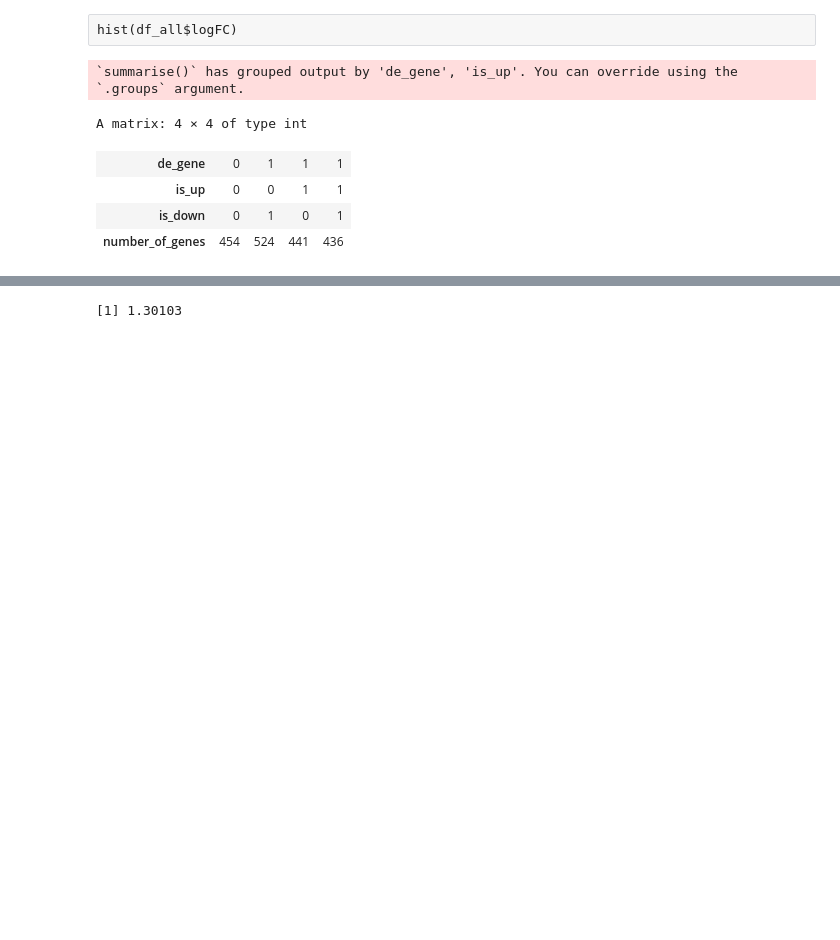
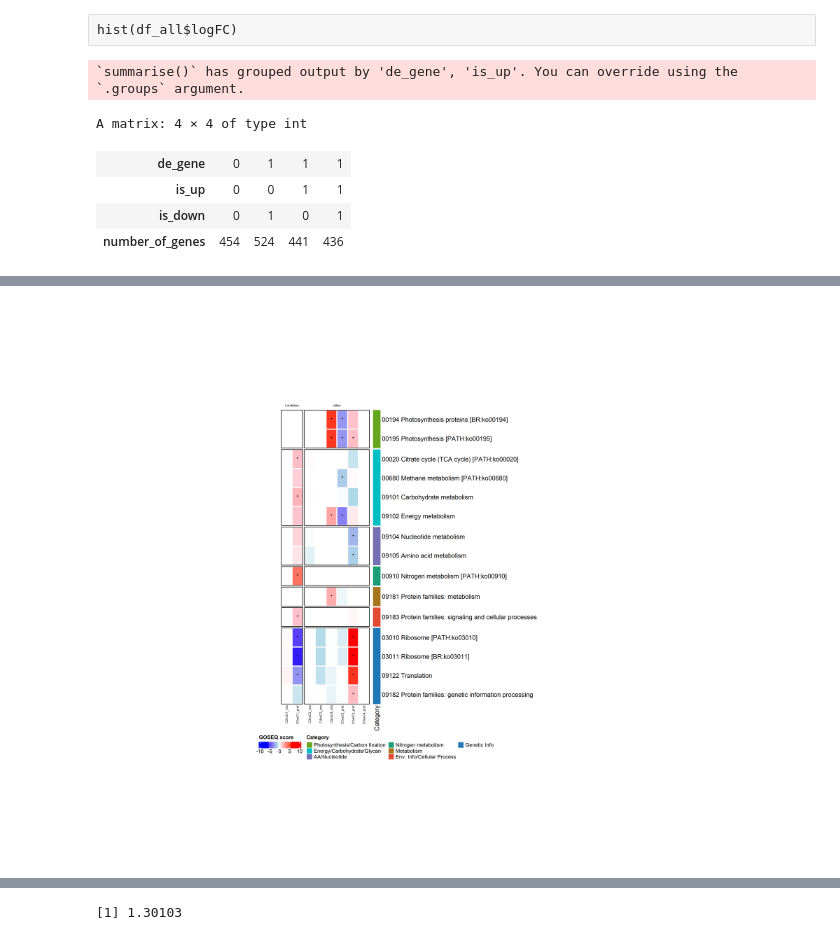
Before and after one commit to wosnat/CC1A3, a Jupyter notebook: Enrichment/CC1A3 MED4 heatmaps Enrichment .ipynb, the cells around one changed output, grey strips where cells are left out. Saved outputs shown, nothing was run; the diff lists cells and outputs as text; code cells hidden in the pictures; blank space fills up the shorter version.

```diff
--- a/Enrichment/CC1A3 MED4 heatmaps Enrichment .ipynb
+++ b/Enrichment/CC1A3 MED4 heatmaps Enrichment .ipynb
@@ -229,0 +515,38 @@ A matrix: 4 × 4 of type int
+# %%
+dput(sort(unique(goseq_res$contrast)))
+contrast_list = c( "LATEvsC1_prot", #"LATEvsC2_prot",
+"P2vsP1_prot",  #"LATEvsP1_prot",
+"LATEvsP2_prot", #"LATEvsP1_rna",
+                  "LATEvsP2_rna", "LATEvsC1_rna", "LATEvsP1_prot",
+#"LATEvsC2_rna",
+                  "P2vsP1_rna" )
+
+contrast_list_survival = c(
+    "LATEvsC1_prot", #"LATEvsC2_prot",
+    "LATEvsC1_rna",
+"P2vsP1_prot",  #"LATEvsP1_prot",
+                  "P2vsP1_rna"
+ #"LATEvsP1_rna",
+                  #"LATEvsP2_rna",
+#"LATEvsC2_rna",
+)
+contrast_list_death = c(
+
+"P2vsP1_prot",  "LATEvsP1_prot",
+                  "P2vsP1_rna" ,
+"LATEvsP2_prot"
+)
+
+contrast_list_coculture = c(
+    "C2vsC1_prot" ,
+    "C2vsC1_rna" ,
+    "C3vsC2_prot",
+    "C3vsC2_rna" ,
+    "C4vsC3_prot",
+    "C4vsC3_rna" ,
+    "C5vsC4_prot",
+    "C5vsC4_rna"
+    )
+
+comparison_order_survival = c("Death\nvs growth", "Survival\nvs growth")
+comparison_order_death = c("Death\nvs growth", "Decompsing\nvs death", "Decompsing\nvs growth" )
@@ -229,0 +596,4 @@ A matrix: 4 × 4 of type int
+# %%
+generate_goseq_heatmap_merged(contrast_list_coculture, c('sub', 'path'))
+# %% [output]
+[figure, added]
```
Also changed, not shown: parts of 18 cells of this notebook, 7 other files.
